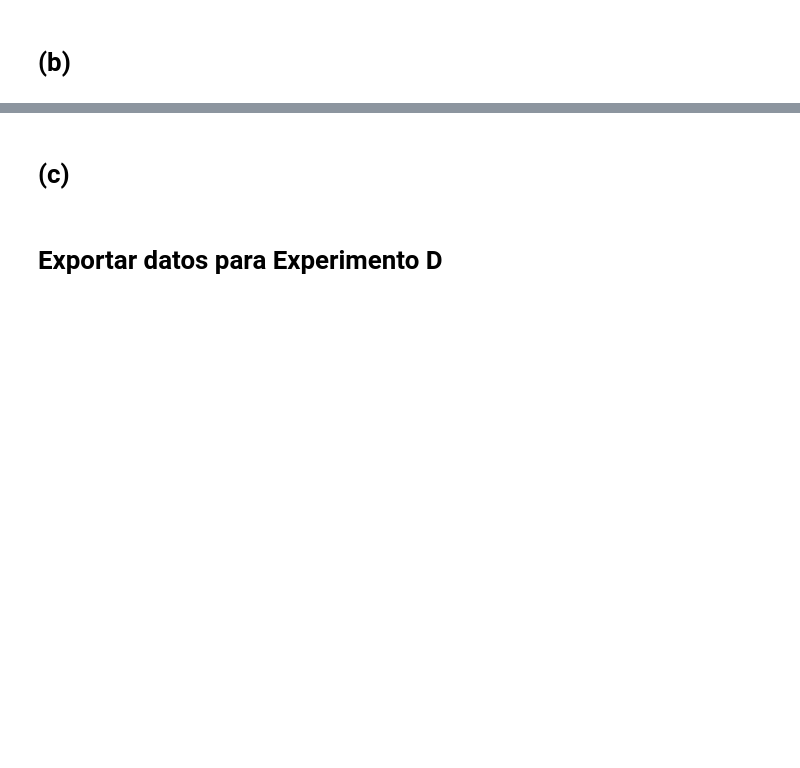
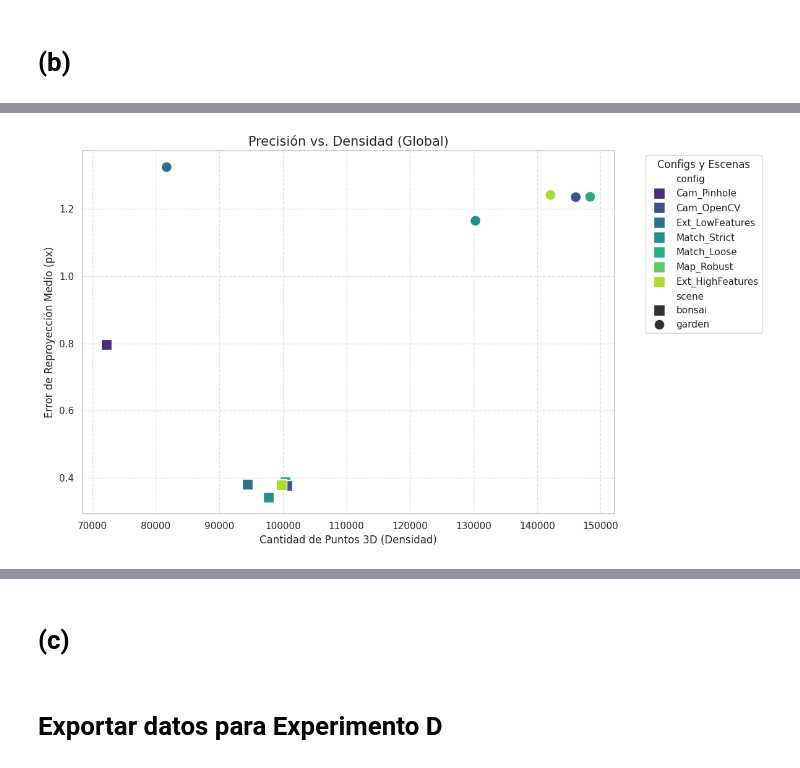
Before and after one commit to Flo-aq/IIC3912-2026-1-T2, a Jupyter notebook: Experiment_C.ipynb, the cells around one changed output, grey strips where cells are left out. Saved outputs shown, nothing was run; the diff lists cells and outputs as text; code cells hidden in the pictures; blank space fills up the shorter version.

```diff
--- a/Experiment_C.ipynb
+++ b/Experiment_C.ipynb
@@ -453,0 +639,38 @@ mostrar_tabla_escena(df_all, "garden")
+# %%
+
+df_clean_all = df_all.copy()
+
+# 2. Convertir ejes a numérico (esto maneja guiones '-' o strings inesperados)
+df_clean_all['points_3d'] = pd.to_numeric(df_clean_all['points_3d'], errors='coerce')
+df_clean_all['mean_reprojection_error'] = pd.to_numeric(df_clean_all['mean_reprojection_error'], errors='coerce')
+
+# 3. Eliminar filas donde falte alguno de los dos datos principales del gráfico
+df_clean_all = df_clean_all.dropna(subset=['points_3d', 'mean_reprojection_error'])
+
+# 4. Graficar
+plt.figure(figsize=(12, 7))
+sns.set_theme(style="whitegrid")
+
+scatter = sns.scatterplot(
+    data=df_clean_all,
+    x='points_3d',
+    y='mean_reprojection_error',
+    hue='config',
+    style='scene',
+    markers=markers, # Asegúrate que markers = {"bonsai": "s", "garden": "o"} esté definido
+    s=150,
+    palette='viridis'
+)
+
+plt.title('Precisión vs. Densidad (Global)', fontsize=15)
+plt.xlabel('Cantidad de Puntos 3D (Densidad)', fontsize=12)
+plt.ylabel('Error de Reproyección Medio (px)', fontsize=12)
+
+# Mejorar la leyenda para que no tape los puntos
+plt.legend(bbox_to_anchor=(1.05, 1), loc='upper left', title='Configs y Escenas')
+plt.grid(True, linestyle='--', alpha=0.6)
+
+plt.tight_layout()
+plt.show()
+# %% [output]
+[figure, added]
```
Also changed, not shown: parts of 14 cells of this notebook, 13 other files.
